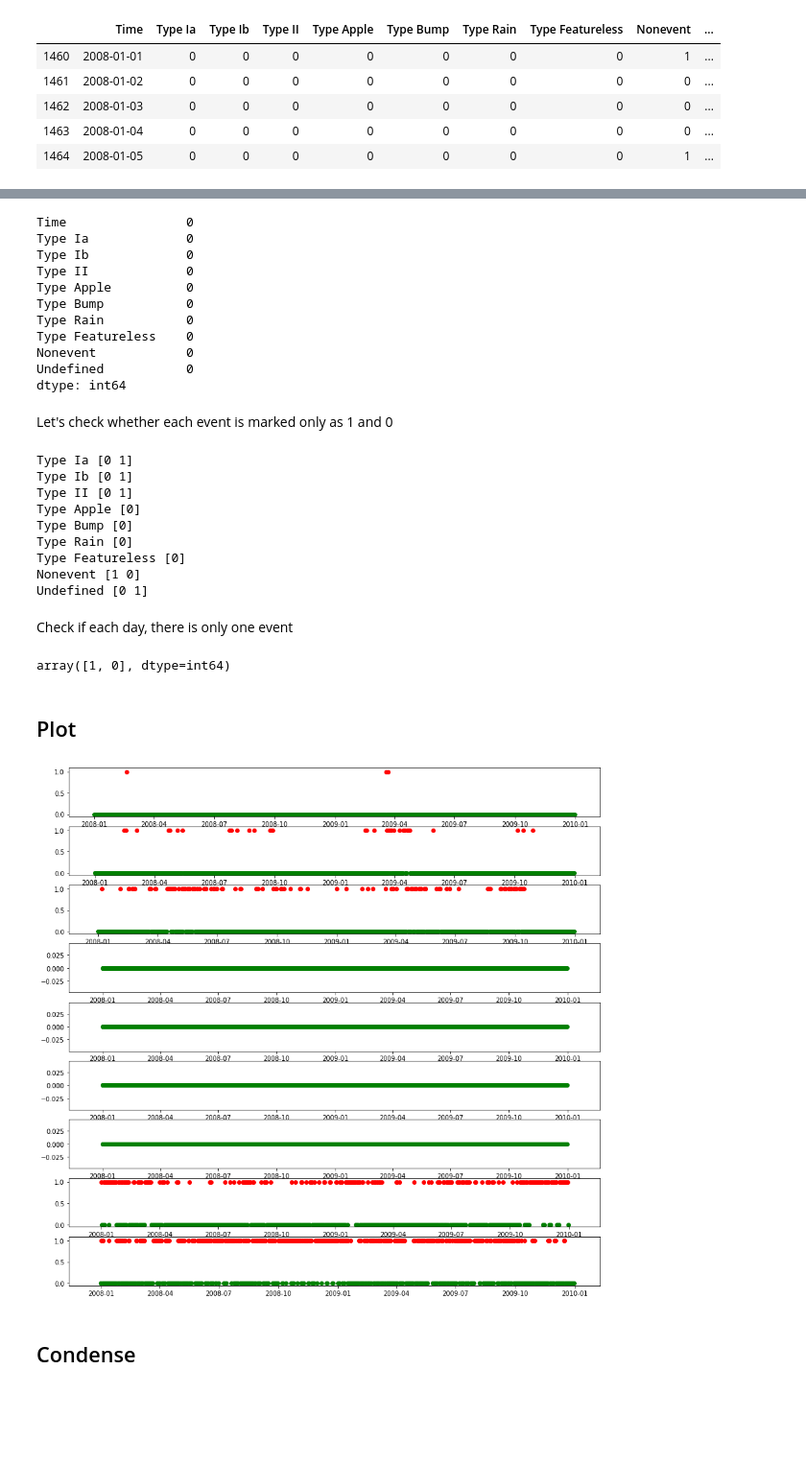
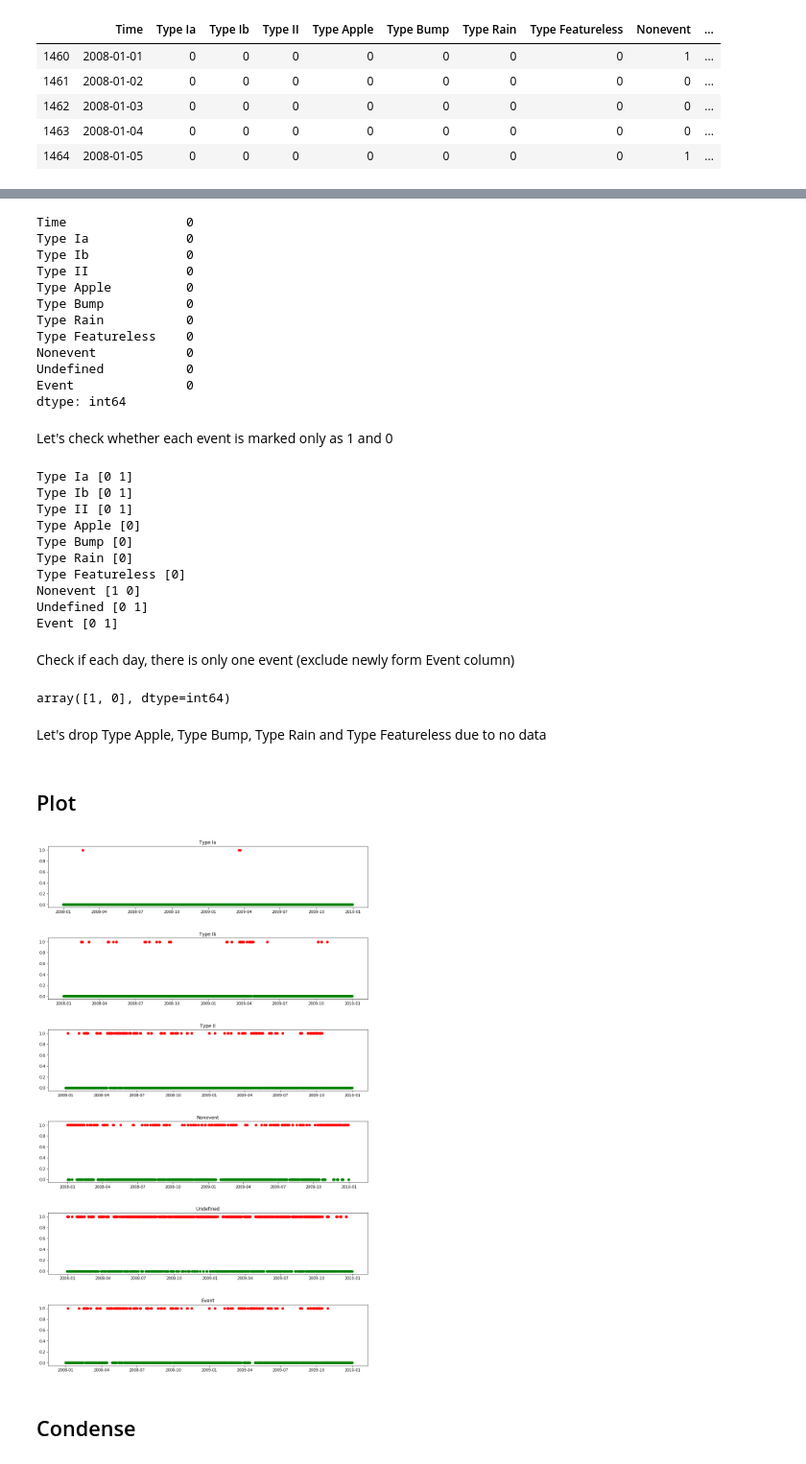
Before and after one commit to vietle94/NPF-smearII, a Jupyter notebook: Project.ipynb, the cells around one changed output, grey strips where cells are left out. Shown at 96% size. Drawn from its saved outputs; the diff is of its cells as text; code cells hidden in the pictures; blank space fills up the shorter version.

```diff
--- a/Project.ipynb
+++ b/Project.ipynb
@@ -104,7 +102,7 @@ dtype: int64
 # %% [markdown]
 ## Plot
 # %%
-fig, axe = plt.subplots(7,2, figsize = (15, 30))
+fig, axe = plt.subplots(df.shape[1] - 1,1, figsize = (15, 30))
 axe = axe.flatten()
 for i in range(1, df.shape[1]):
     axe[i-1].scatter(df.Time, df.iloc[:,i])
@@ -166,5 +145,7 @@ So all of those parameters are measured at different time with frequency more th
 # %% [markdown]
 ## Event
+# %%
+event['Event'] = event['Type Ia'] + event['Type Ib'] + event['Type II']
 # %%
 event.head()
 # %% [output]
@@ -199,6 +190,7 @@ Type Rain           0
 Type Featureless    0
 Nonevent            0
 Undefined           0
+Event               0
 dtype: int64
 # %% [markdown]
 Let's check whether each event is marked only as 1 and 0
@@ -215,6 +207,7 @@ Type Rain [0]
 Type Featureless [0]
 Nonevent [1 0]
 Undefined [0 1]
+Event [0 1]
 # %% [markdown]
-Check if each day, there is only one event
+Check if each day, there is only one event (exclude newly form Event column)
 # %%
@@ -222,14 +215,20 @@ event.sum(axis = 1).unique()
 # %% [output]
 array([1, 0], dtype=int64)
+# %% [markdown]
+Let's drop Type Apple, Type Bump, Type Rain and Type Featureless due to no data
+# %%
+event.drop(['Type Apple', 'Type Rain', 'Type Bump', 'Type Featureless'], axis = 1, inplace = True)
 # %% [markdown]
 ## Plot
 # %%
-fig, ax = plt.subplots(9, figsize = (15, 15))
+fig, ax = plt.subplots(event.shape[1]-1, figsize = (15, 25))
+fig.subplots_adjust(left=None, bottom=None, right=None, top=None, wspace=None, hspace=0.5)
 for i, value in enumerate(event.columns.values[1:]):
     ax[i].scatter(event[event[value] ==1]["Time"], event[event[value] ==1][value], c = "r")
     ax[i].scatter(event[event[value] ==0]["Time"], event[event[value] ==0][value], c = "green")
+    ax[i].set_title(value)
 # %% [output]
-[figure, old version]
+[figure, new version]
 # %% [markdown]
 ## Condense
 # %%
```
Also changed, not shown: parts of 29 cells of this notebook, 1 other file.
